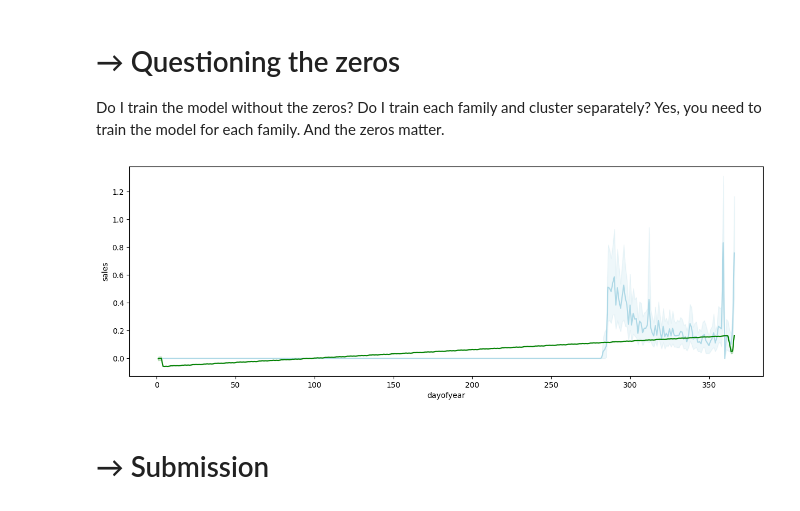
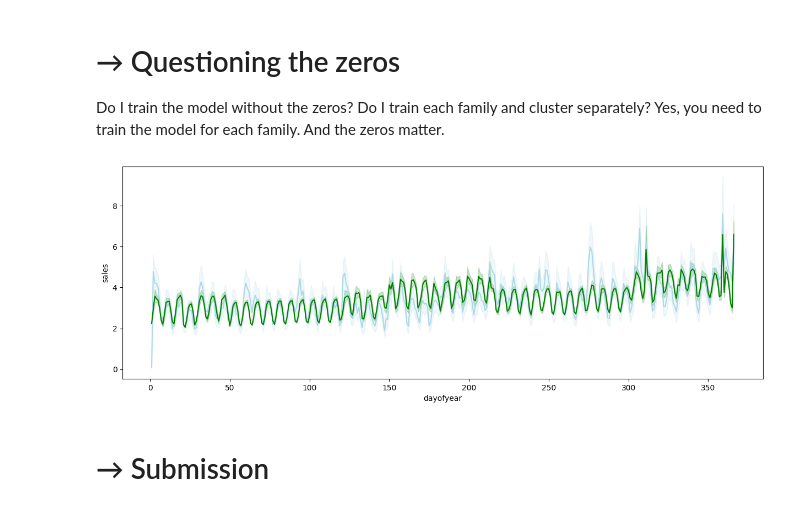
Before and after one commit to cmd-master/store-sales, a Jupyter notebook: store-sales.ipynb, the cells around one changed output. Cells and saved outputs as stored; diff of their text form; code cells hidden in the pictures.

```diff
--- a/store-sales.ipynb
+++ b/store-sales.ipynb
@@ -316,21 +316,21 @@ Yes, you need to train the model for each family. And the zeros matter.
 # %%
 g = train
 g['preds'] = y
 
-g = g.query('family == "BOOKS"')
+g = g.query('family == "BEAUTY"')
 # g = g.query('store_type == "A"')
 # g = g.loc[g[target] != 0]
 g_pp = pipe.transform(g)
 g_model = LinearRegression()
 g_model.fit(g_pp, g[target])
 g['preds_nonzero'] = g_model.predict(g_pp)
 
 fig, ax = plt.subplots(figsize=(15,5))
 sns.lineplot(data=g, x='dayofyear', y=target, ax=ax, color='lightblue');
 # sns.lineplot(data=g, x='dayofyear', y='preds', ax=ax, color='orange');
 sns.lineplot(data=g, x='dayofyear', y='preds_nonzero', ax=ax, color='green');
 # %% [output]
-[figure, old version]
+[figure, new version]
 # %% [markdown]
 # → Submission
 # %%
```
